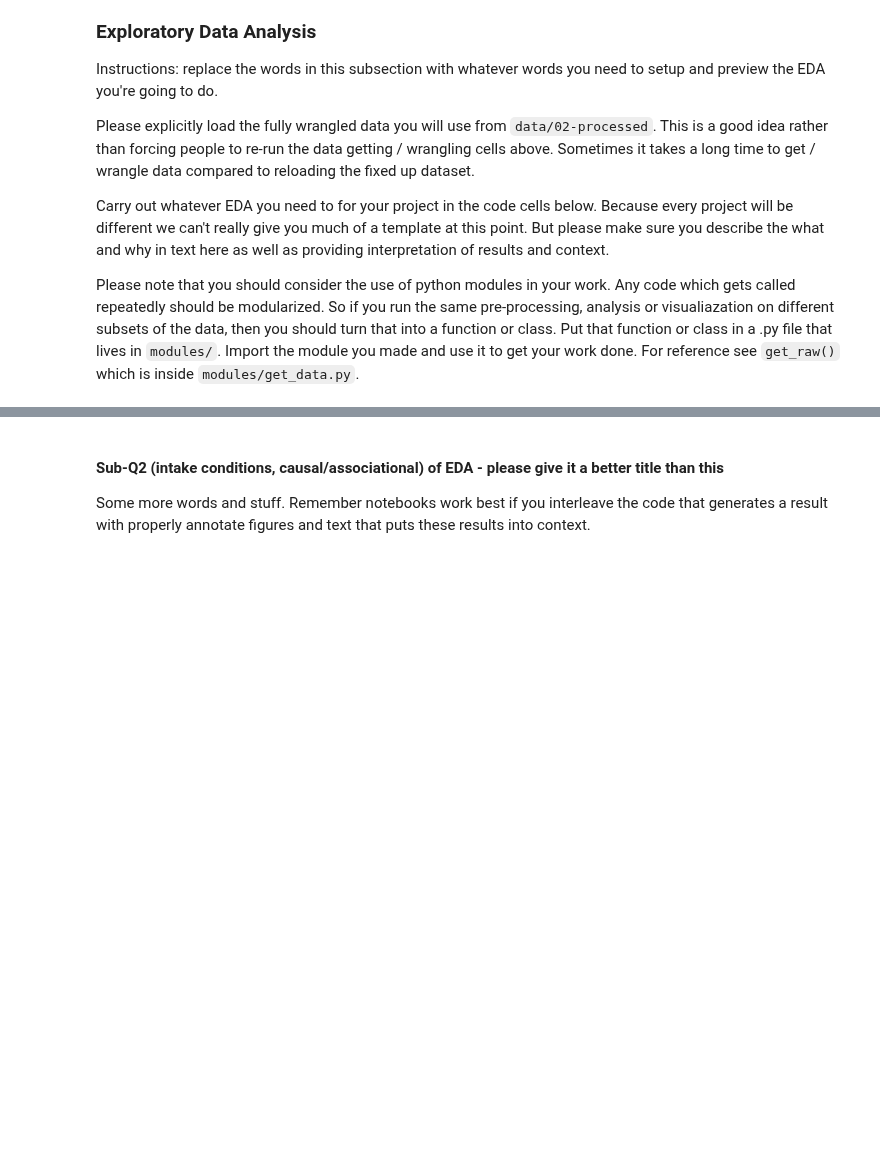
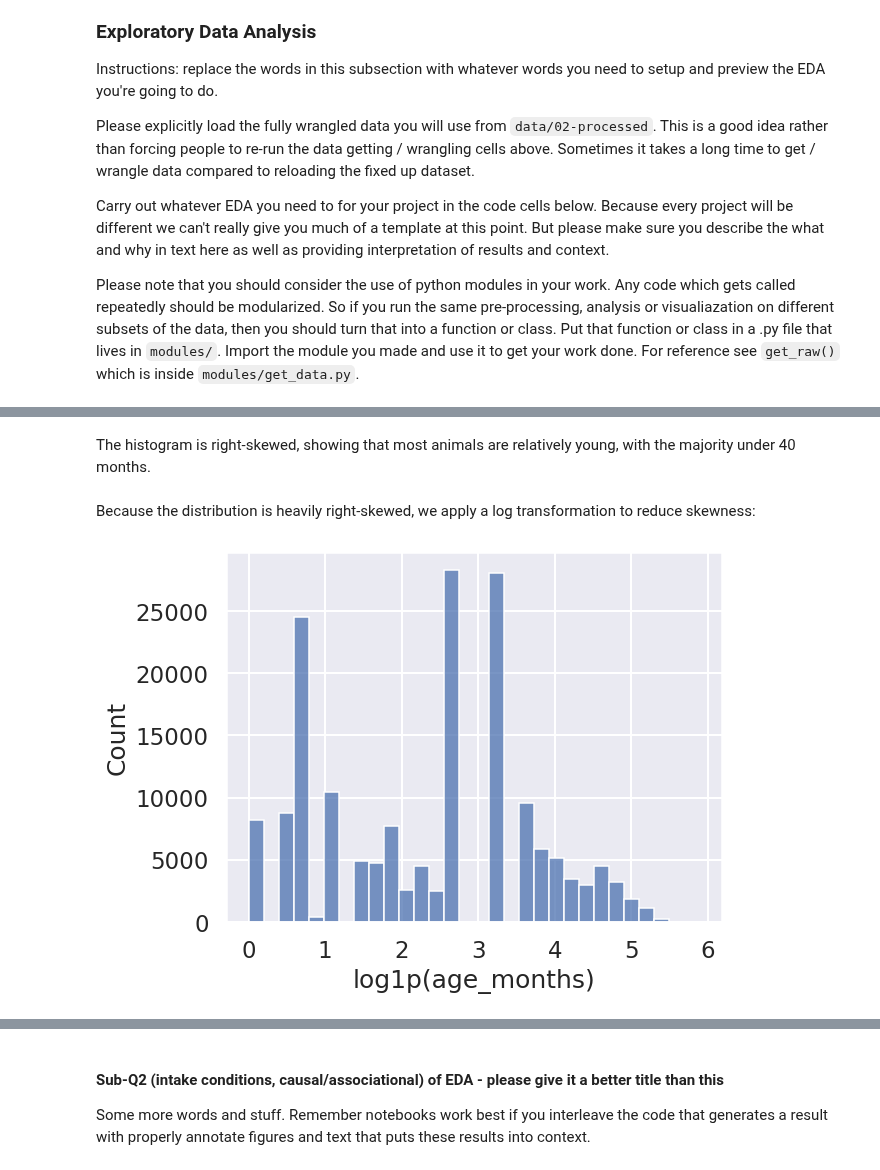
Before and after one commit to COGS108/Group098_WI26, a Jupyter notebook: 02-EDACheckpoint.ipynb, the cells around one changed output, grey strips where cells are left out. Saved outputs shown, nothing was run; the diff lists cells and outputs as text; code cells hidden in the pictures; blank space fills up the shorter version.

```diff
--- a/02-EDACheckpoint.ipynb
+++ b/02-EDACheckpoint.ipynb
@@ -444,0 +705,10 @@ Some more words and stuff.  Remember notebooks work best if you interleave the c
+# %% [markdown]
+The histogram is right-skewed, showing that most animals are relatively young, with the majority under 40 months.
+# %% [markdown]
+Because the distribution is heavily right-skewed, we apply a log transformation to reduce skewness:
+# %%
+sns.histplot(np.log1p(age), bins=30)
+plt.xlabel("log1p(age_months)")
+plt.show()
+# %% [output]
+[figure, added]
```
Also changed, not shown: parts of 55 cells of this notebook.
